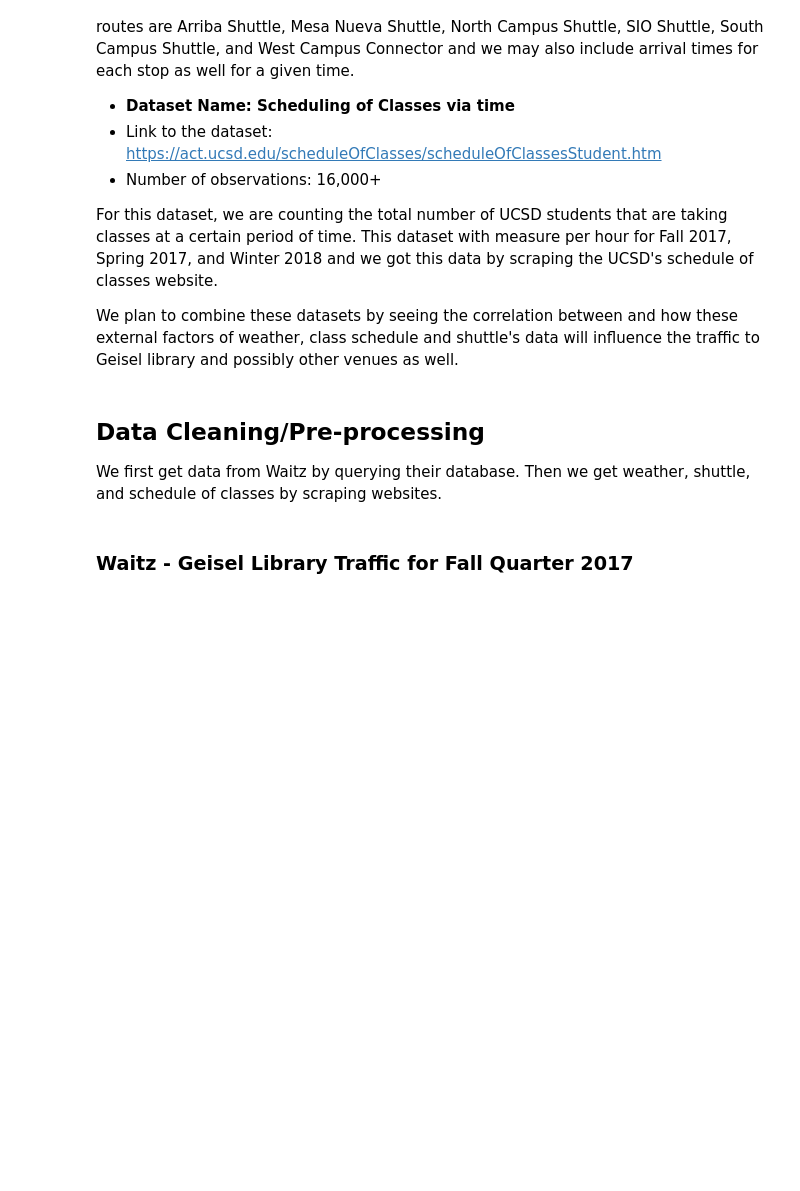
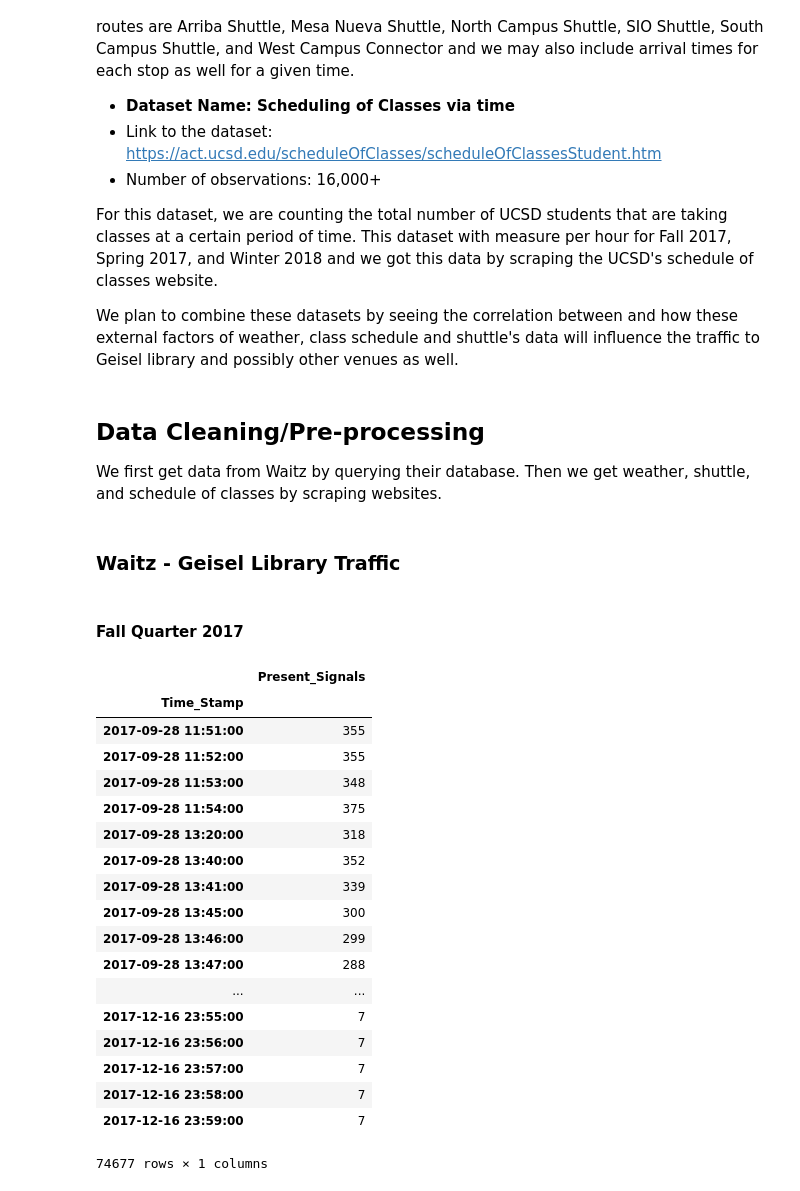
Before and after one commit to kelvinluime/Pr_059, a Jupyter notebook: FinalProject.ipynb, the cells around one changed output. Cells and saved outputs as stored; diff of their text form; code cells hidden in the pictures; blank space fills up the shorter version.

```diff
--- a/FinalProject.ipynb
+++ b/FinalProject.ipynb
@@ -71,7 +71,7 @@ We plan to combine these datasets by seeing the correlation between and how thes
 
 We first get data from Waitz by querying their database. Then we get weather, shuttle, and schedule of classes by scraping websites.
 # %% [markdown]
-### Waitz - Geisel Library Traffic for Fall Quarter 2017
+### Waitz - Geisel Library Traffic
 # %%
 # Database
 import requests
@@ -119,9 +119,6 @@ def merge_dfs(df1, df2):
     df3['Present_Signals'] = df3['Present_Signals_x'] + df3['Present_Signals_y']
     return df3[['Time_Stamp', 'Present_Signals']]
 # %%
-# 'SectionDump' is for fall quarter 2017 and 'hubplacement-section-dump' is for winter quarter 2018
-# 'SectionDump' starts at 2017-9-28 and 'hubplacement-section-dump' starts at 2018-1-10
-
 # Load and clean Waitz's Geisel data
 def get_geisel_data_from_db(earliest, latest, table_selection):
     # get basic info on hubs
@@ -220,10 +217,12 @@ def combiner(earliest, latest, section_data):
     geisel_df.index = geisel_df['Time_Stamp'].apply(lambda ts: ts_to_dt(ts))
     return geisel_df[['Present_Signals']]
 
+# 'SectionDump' is for fall quarter 2017 and 'hubplacement-section-dump' is for winter quarter 2018
+# 'SectionDump' starts at 2017-9-28 and 'hubplacement-section-dump' starts at 2018-1-10
 def get_geisel_df(earliest, latest, table_selection, quarter):
     """Caches geisel data into csv and only updates the cache when earliest or latest is change"""
-    geisel_df_file_name = "geisel_" + quarter + ".csv"
-    geisel_time_file_name = ".geisel_" + quarter + "_time_last_update.json"
+    geisel_df_file_name = "data/geisel_" + quarter + ".csv"
+    geisel_time_file_name = "data/geisel_" + quarter + "_time_last_update.json"
 
     geisel_df = None
 
@@ -243,3 +242,30 @@ def get_geisel_df(earliest, latest, table_selection, quarter):
     df_geisel.index = df_geisel['Time_Stamp']
 
     return df_geisel[['Present_Signals']]
+# %% [markdown]
+#### Fall Quarter 2017
+# %%
+earliest = datetime.datetime(2017, 9, 28)
+latest = datetime.datetime(2017, 12, 16)
+df_geisel_fall = get_geisel_df(earliest, latest, "SectionDump", "Fall2017")
+df_geisel_fall
+# %% [output]
+|  | Present_Signals |
+| Time_Stamp |  |
+| 2017-09-28 11:51:00 | 355 |
+| 2017-09-28 11:52:00 | 355 |
+| 2017-09-28 11:53:00 | 348 |
+| 2017-09-28 11:54:00 | 375 |
+| 2017-09-28 13:20:00 | 318 |
+| 2017-09-28 13:40:00 | 352 |
+| 2017-09-28 13:41:00 | 339 |
+| 2017-09-28 13:45:00 | 300 |
+| 2017-09-28 13:46:00 | 299 |
+| 2017-09-28 13:47:00 | 288 |
+| ... | ... |
+| 2017-12-16 23:55:00 | 7 |
+| 2017-12-16 23:56:00 | 7 |
+| 2017-12-16 23:57:00 | 7 |
+| 2017-12-16 23:58:00 | 7 |
+| 2017-12-16 23:59:00 | 7 |
+74677 rows × 1 columns
```
Also changed, not shown: parts of 8 cells of this notebook, 11 other files.
